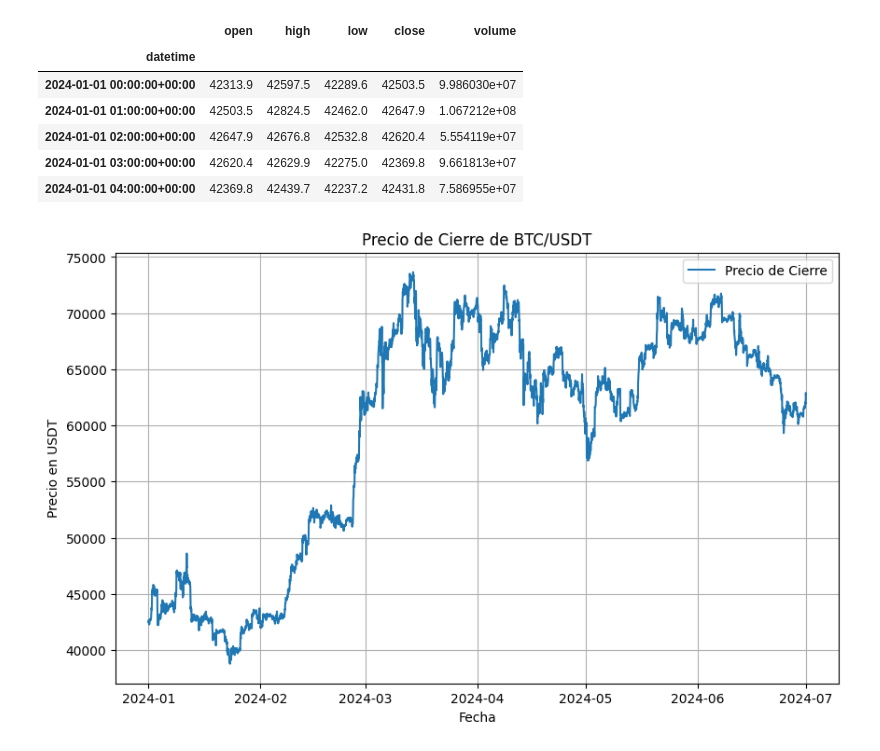
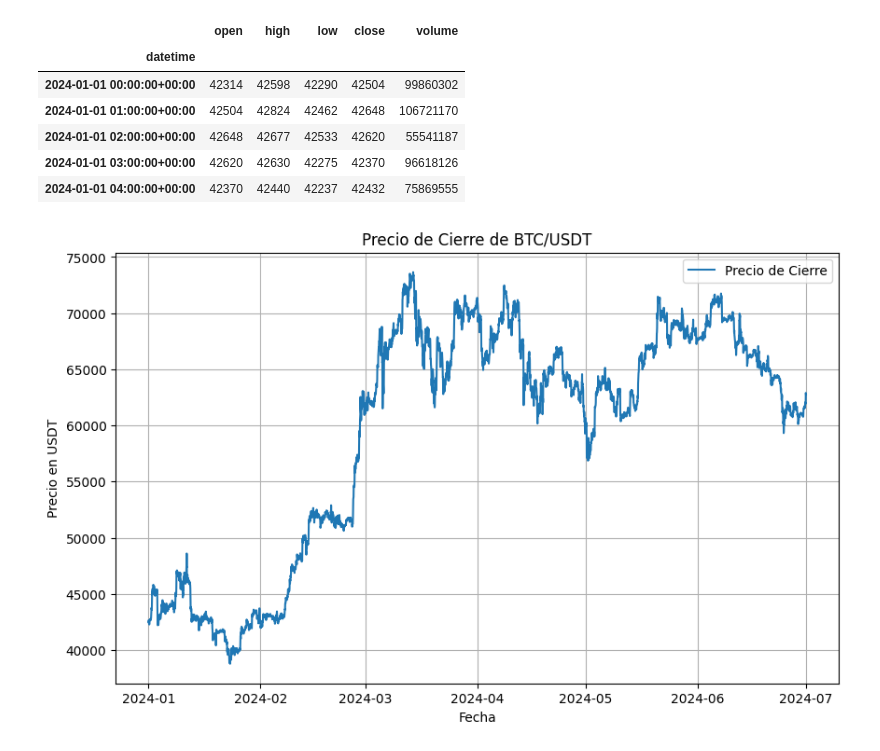
Before and after one commit to carlosdanielclark/trading_quantitative, a Jupyter notebook: notebooks/exploratory.ipynb, the cells around one changed output. Cells and saved outputs as stored; diff of their text form; code cells hidden in the pictures.

```diff
--- a/notebooks/exploratory.ipynb
+++ b/notebooks/exploratory.ipynb
@@ -4,24 +6,26 @@ from IPython.display import display
 # Cargar el archivo Parquet
 data_local = pd.read_parquet(r'..\data\raw\BTCUSDT_1h_2024-01-01_2024-07-01.parquet')
 # %%
+from IPython.display import display
 # Convertir la columna 'timestamp' a un formato datetime
 data_local['datetime'] = pd.to_datetime(data_local['timestamp'], unit='ms', utc=True)
 # Establecer 'datetime' como índice
 data_local.set_index('datetime', inplace=True)
 # Asegurarse de que las columnas sean numéricas (float)
 data_local[['open', 'high', 'low', 'close', 'volume']] = data_local[['open', 'high', 'low', 'close', 'volume']].apply(pd.to_numeric, errors='coerce')
 # Redondear las columnas 'open', 'high', 'low', 'close', 'volume' a dos decimales
 data_local[['open', 'high', 'low', 'close', 'volume']] = data_local[['open', 'high', 'low', 'close', 'volume']].round(2)
 # Mostrar los primeros registros de forma más clara
-display(data_local[['open', 'high', 'low', 'close', 'volume']].head())
+pd.set_option('display.float_format', '{:.0f}'.format)
+display(data_local[['open', 'high', 'low', 'close', 'volume']].head(5))
 # %% [output]
 |  | open | high | low | close | volume |
 | datetime |  |  |  |  |  |
-| 2024-01-01 00:00:00+00:00 | 42313.9 | 42597.5 | 42289.6 | 42503.5 | 9.986030e+07 |
-| 2024-01-01 01:00:00+00:00 | 42503.5 | 42824.5 | 42462.0 | 42647.9 | 1.067212e+08 |
-| 2024-01-01 02:00:00+00:00 | 42647.9 | 42676.8 | 42532.8 | 42620.4 | 5.554119e+07 |
-| 2024-01-01 03:00:00+00:00 | 42620.4 | 42629.9 | 42275.0 | 42369.8 | 9.661813e+07 |
-| 2024-01-01 04:00:00+00:00 | 42369.8 | 42439.7 | 42237.2 | 42431.8 | 7.586955e+07 |
+| 2024-01-01 00:00:00+00:00 | 42314 | 42598 | 42290 | 42504 | 99860302 |
+| 2024-01-01 01:00:00+00:00 | 42504 | 42824 | 42462 | 42648 | 106721170 |
+| 2024-01-01 02:00:00+00:00 | 42648 | 42677 | 42533 | 42620 | 55541187 |
+| 2024-01-01 03:00:00+00:00 | 42620 | 42630 | 42275 | 42370 | 96618126 |
+| 2024-01-01 04:00:00+00:00 | 42370 | 42440 | 42237 | 42432 | 75869555 |
 # %%
 # Graficar los datos
 import matplotlib.pyplot as plt
```
Also changed, not shown: parts of 4 cells of this notebook, 11 other files.
